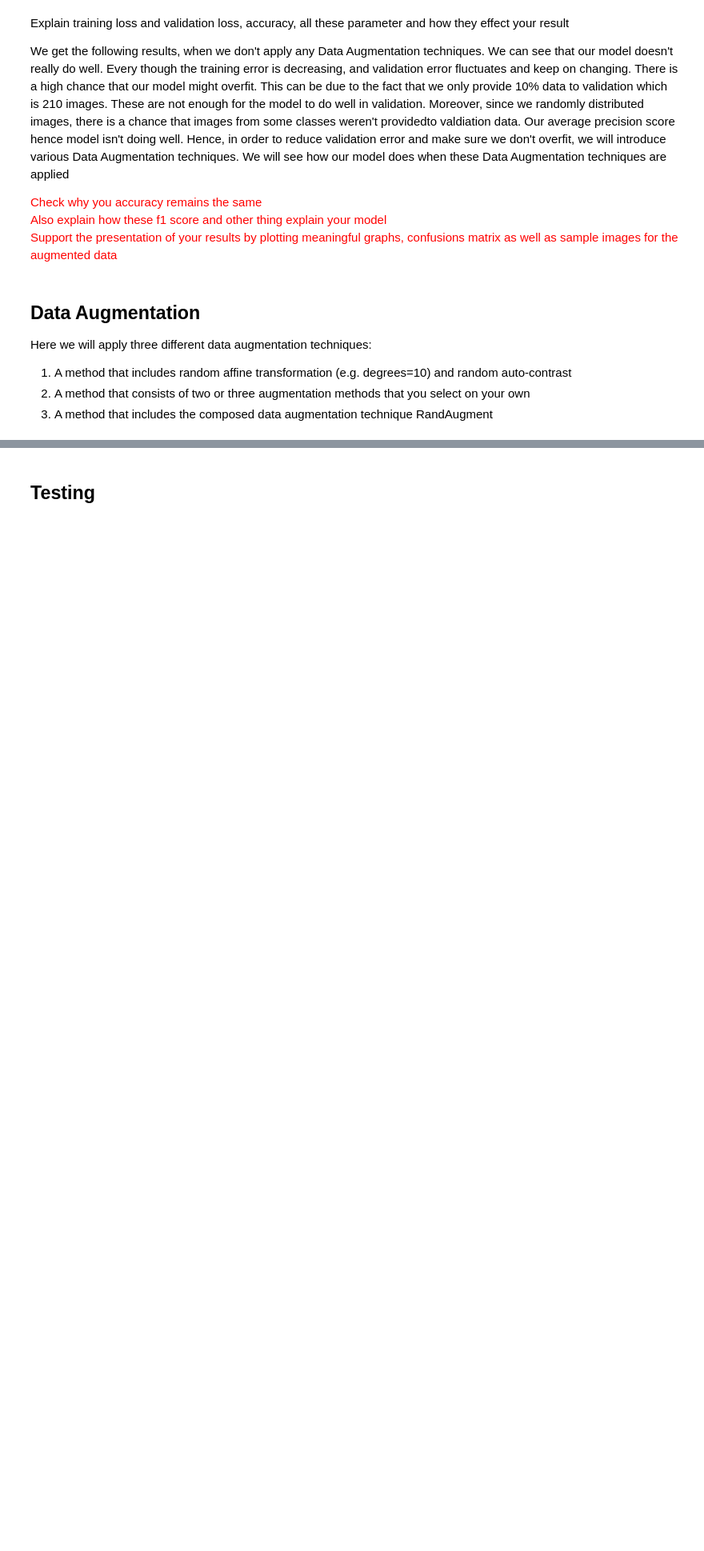
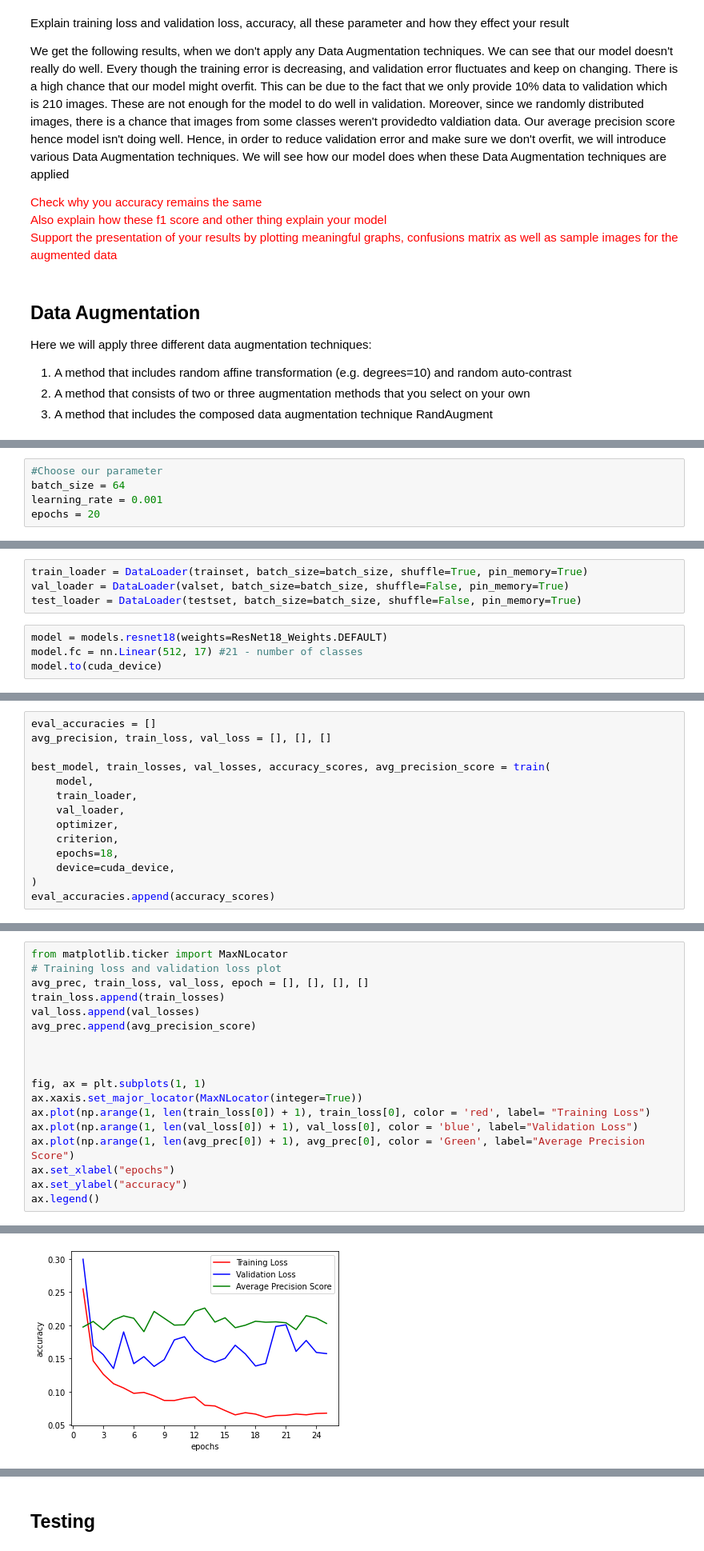
Before and after one commit to stahir01/Image-Processing-for-Remote-Sensing, a Jupyter notebook: Homework3_latest version.ipynb, the cells around one changed output, grey strips where cells are left out. Shown: that part at 80% size. Drawn from its saved outputs; the diff is of its cells as text; blank space fills up the shorter version.

```diff
--- a/Homework3_latest version.ipynb
+++ b/Homework3_latest version.ipynb
@@ -880,0 +1335,5 @@ Here we will apply three different data augmentation techniques:
+# %%
+#Choose our parameter
+batch_size = 64
+learning_rate = 0.001
+epochs = 20
@@ -880,0 +1346,8 @@ Here we will apply three different data augmentation techniques:
+# %%
+train_loader = DataLoader(trainset, batch_size=batch_size, shuffle=True, pin_memory=True)
+val_loader = DataLoader(valset, batch_size=batch_size, shuffle=False, pin_memory=True)
+test_loader = DataLoader(testset, batch_size=batch_size, shuffle=False, pin_memory=True)
+# %%
+model = models.resnet18(weights=ResNet18_Weights.DEFAULT)
+model.fc = nn.Linear(512, 17) #21 - number of classes
+model.to(cuda_device)
@@ -880,0 +1386,14 @@ Here we will apply three different data augmentation techniques:
+# %%
+eval_accuracies = []
+avg_precision, train_loss, val_loss = [], [], []
+
+best_model, train_losses, val_losses, accuracy_scores, avg_precision_score = train(
+    model,
+    train_loader,
+    val_loader,
+    optimizer,
+    criterion,
+    epochs=18,
+    device=cuda_device,
+)
+eval_accuracies.append(accuracy_scores)
@@ -880,0 +1591,19 @@ Here we will apply three different data augmentation techniques:
+# %%
+from matplotlib.ticker import MaxNLocator
+# Training loss and validation loss plot
+avg_prec, train_loss, val_loss, epoch = [], [], [], []
+train_loss.append(train_losses)
+val_loss.append(val_losses)
+avg_prec.append(avg_precision_score)
+
+
+
+fig, ax = plt.subplots(1, 1)
+ax.xaxis.set_major_locator(MaxNLocator(integer=True))
+ax.plot(np.arange(1, len(train_loss[0]) + 1), train_loss[0], color = 'red', label= "Training Loss")
+ax.plot(np.arange(1, len(val_loss[0]) + 1), val_loss[0], color = 'blue', label="Validation Loss")
+ax.plot(np.arange(1, len(avg_prec[0]) + 1), avg_prec[0], color = 'Green', label="Average Precision Score")
+ax.set_xlabel("epochs")
+ax.set_ylabel("accuracy")
+ax.legend()
+# %% [output]
@@ -880,0 +1611 @@ Here we will apply three different data augmentation techniques:
+[figure, added]
```
Also changed, not shown: parts of 27 cells of this notebook, 1 other file.
